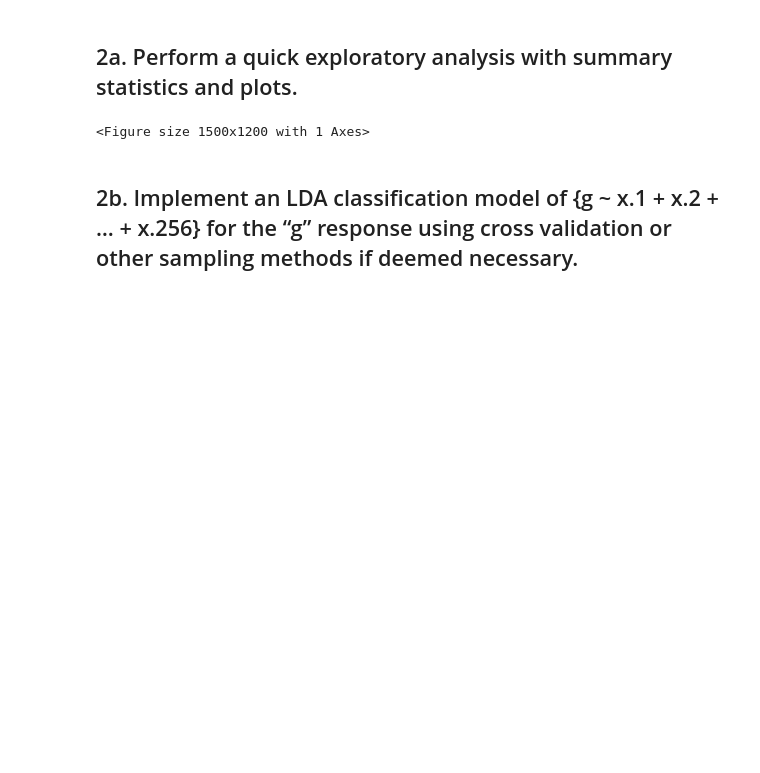
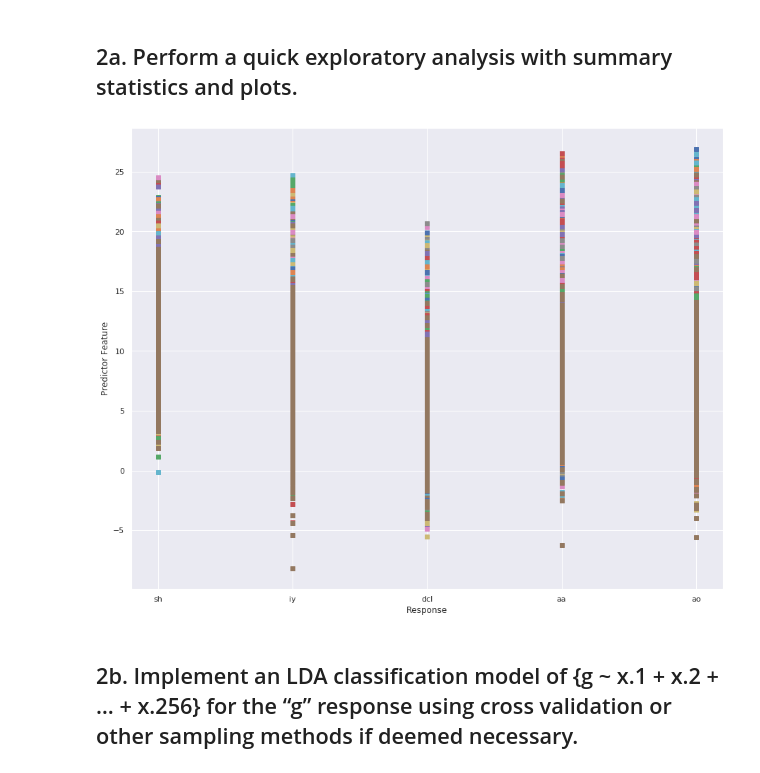
Before and after one commit to swordwielder/python3, a Jupyter notebook: CommFSB/savingbank.ipynb, the cells around one changed output. Drawn from its saved outputs; the diff is of its cells as text; code cells hidden in the pictures; blank space fills up the shorter version.

```diff
--- a/CommFSB/savingbank.ipynb
+++ b/CommFSB/savingbank.ipynb
@@ -95,36 +95,36 @@ from sklearn.metrics import confusion_matrix
 fig=plt.figure(figsize=(15,12))
 
 
 df = pd.read_csv('./Files/phoneme.data')
 #df2 = pd.read_csv('./Files/phoneme.info.txt')
 df
 predictFeature = [col for col in df if col.startswith('x.')]
 # predictorFeature = df.columns.str.startswith("x.")
 #type(df)
 predictFeature
 df[predictFeature]
 df['g']
 
-# plt.plot(df['g'], df[predictFeature],'s')
-plt.plot(df['g'], df[predictFeature],'o')
+plt.plot(df['g'], df[predictFeature],'s')
+#plt.plot(df['g'], df[predictFeature],'o')
 # plt.legend(["Predictor Features","Response"])
 plt.xlabel('Response')
 plt.ylabel('Predictor Feature')
 
 plt.show()
 
 # x = pd.DataFrame(df['g'])
 
 # y = pd.DataFrame(df[predictFeature])
 # x.head(10)
 
 #print(y)
 
 # df.plot(x=df[])
 # df.to_csv('data.csv')
 # df.to_json('data2.json')
 # %% [output]
-<Figure size 1500x1200 with 1 Axes>
+[figure, added]
 # %% [markdown]
 ## 2b. Implement an LDA classification model of {g ~ x.1 + x.2 + … + x.256} for the “g” response using cross validation or other sampling methods if deemed necessary.
 # %%
```
Also changed, not shown: parts of 6 cells of this notebook, 1 other file.
